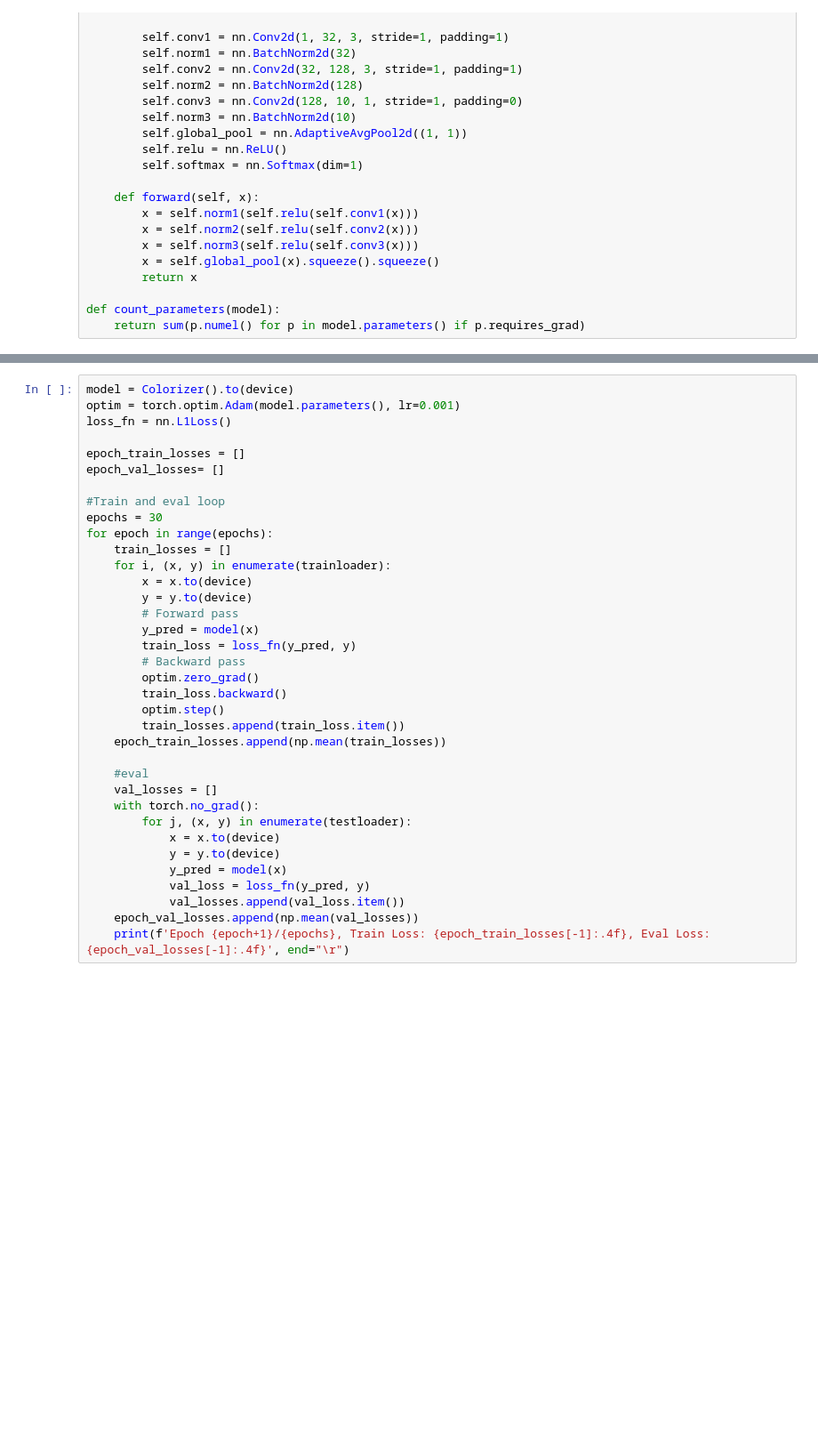
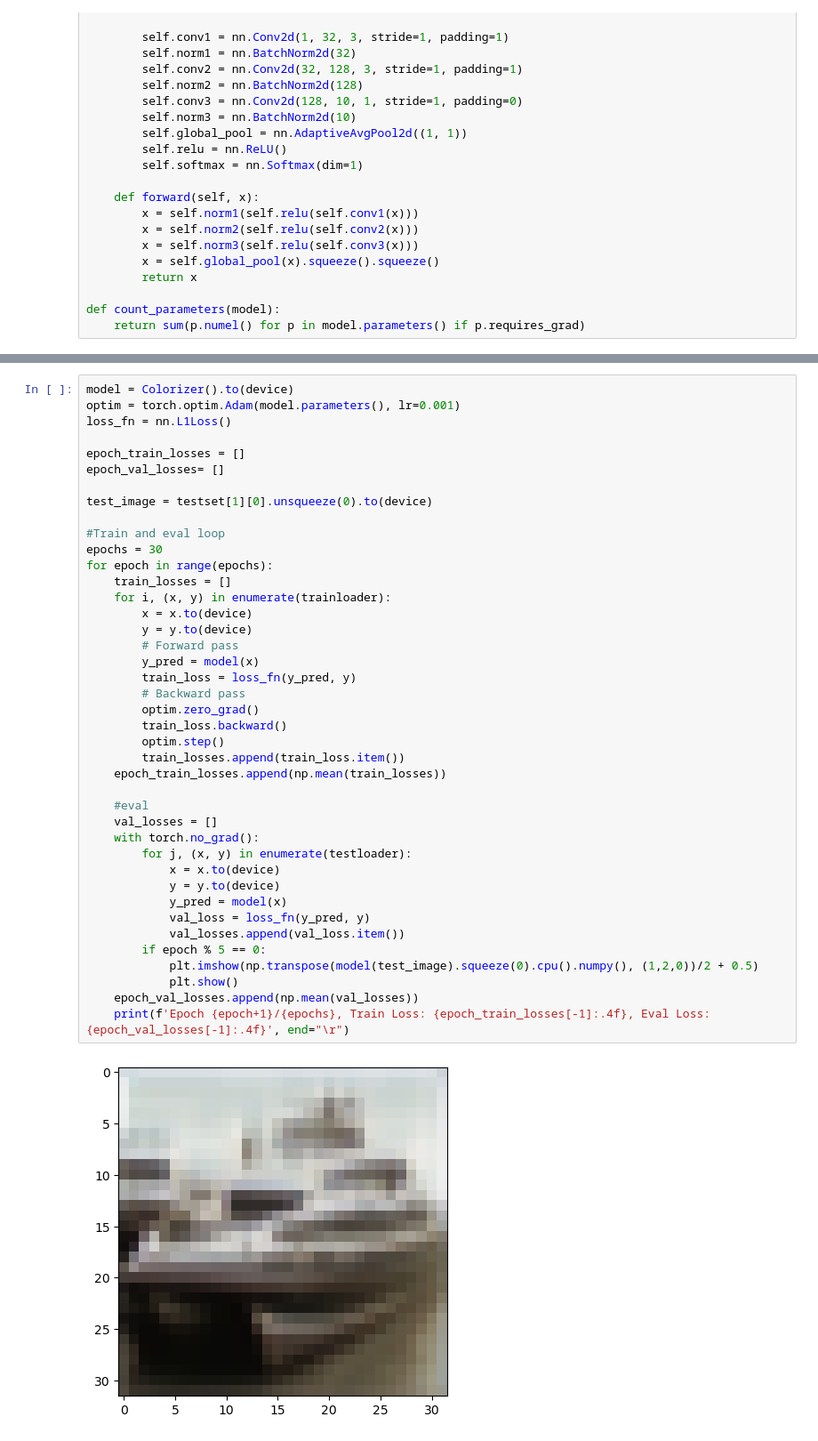
Before and after one commit to marcjulianschwarz/malerei, a Jupyter notebook: notebooks/00 Initial Experiments.ipynb, the cells around one changed output, grey strips where cells are left out. Shown at 89% size. Drawn from its saved outputs; the diff is of its cells as text; blank space fills up the shorter version.

```diff
--- a/notebooks/00 Initial Experiments.ipynb
+++ b/notebooks/00 Initial Experiments.ipynb
@@ -213,33 +232,39 @@ loss_fn = nn.L1Loss()
 
 epoch_train_losses = []
 epoch_val_losses= []
+
+test_image = testset[1][0].unsqueeze(0).to(device)
 
 #Train and eval loop
 epochs = 30
 for epoch in range(epochs):
     train_losses = []
     for i, (x, y) in enumerate(trainloader):
         x = x.to(device)
         y = y.to(device)
         # Forward pass
         y_pred = model(x)
         train_loss = loss_fn(y_pred, y)
         # Backward pass
         optim.zero_grad()
         train_loss.backward()
         optim.step()
         train_losses.append(train_loss.item())
     epoch_train_losses.append(np.mean(train_losses))
 
     #eval
     val_losses = []
     with torch.no_grad():
         for j, (x, y) in enumerate(testloader):
             x = x.to(device)
             y = y.to(device)
             y_pred = model(x)
             val_loss = loss_fn(y_pred, y)
             val_losses.append(val_loss.item())
+        if epoch % 5 == 0:
+            plt.imshow(np.transpose(model(test_image).squeeze(0).cpu().numpy(), (1,2,0))/2 + 0.5)
+            plt.show()
     epoch_val_losses.append(np.mean(val_losses))
     print(f'Epoch {epoch+1}/{epochs}, Train Loss: {epoch_train_losses[-1]:.4f}, Eval Loss: {epoch_val_losses[-1]:.4f}', end="\r")
 # %% [output]
+[figure, added]
```
Also changed, not shown: parts of 8 cells of this notebook, 2 other files.
